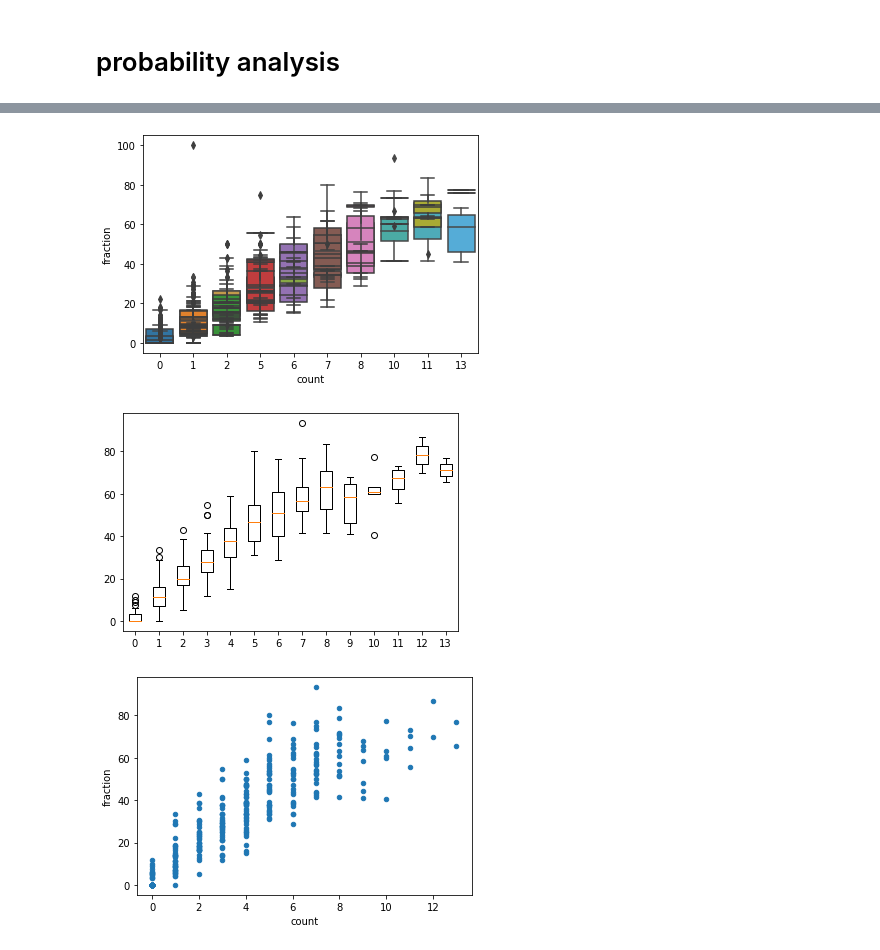
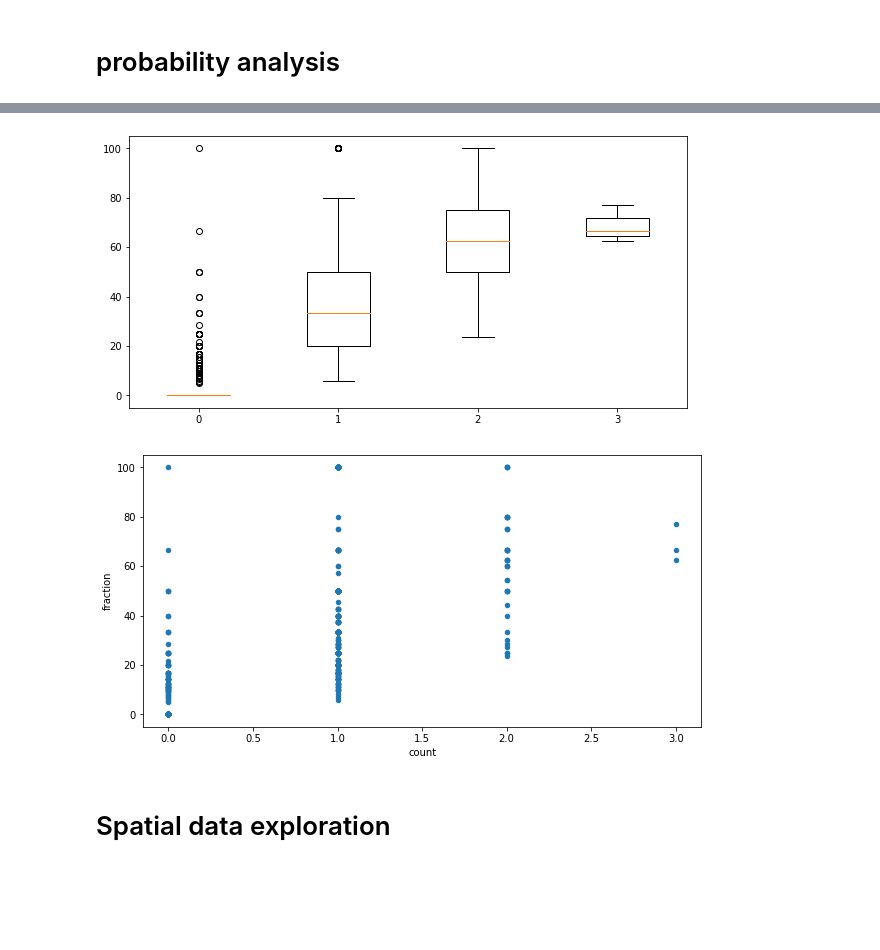
Before and after one commit to 3N4N/stloc, a Jupyter notebook: MERFISH_Tangram.ipynb, the cells around one changed output, grey strips where cells are left out. Drawn from its saved outputs; the diff is of its cells as text; code cells hidden in the pictures; blank space fills up the shorter version.

```diff
--- a/MERFISH_Tangram.ipynb
+++ b/MERFISH_Tangram.ipynb
@@ -26,3 +17,10 @@ The autoreload extension is already loaded. To reload it, use:
+# %%
+np.random.seed(10)
+
+%load_ext autoreload
+%autoreload 2
+%matplotlib inline
+plt.rcParams['figure.figsize'] = [10,5]
 # %%
 import torch
 torch.cuda.empty_cache()
@@ -247,47 +247,35 @@ ODMature4       0
 Endothelial2    0
 Ependymal       0
 dtype: int64
-# %%
-fig, ax = plt.subplots()
-cellDict={}
-outputDir = project_location + "./output/merfish/tangram/"
-for  c in celltypes:
-    cellDict["count"]=typeCountDf[c]
-    cellDict["fraction"]=deconvolveDf[c]
-    df = pd.DataFrame(cellDict)
-    sns.boxplot(x='count',y='fraction',data= df,ax=ax)
-    fileName= outputDir  + c+".pdf"
-    plt.savefig(fileName)
-# %% [output]
-[figure, removed]
 # %%
-celltypes= ["Inhibitory"]
-cellDict={}
-for  c in celltypes:
-    uniqueCounts= (typeCountDf[c].unique())
-    uniqueCounts = np.sort(uniqueCounts)
-    for val in uniqueCounts:
-        cellDict[val]=[deconvolveDf.iloc[Index][c] for Index  in range(len(deconvolveDf))  if abs(typeCountDf.iloc[Index][c]-val)<0.0000001 ]
-    # print(cellDict[0])
+# cellDict={}
+# for  c in ['Astrocyte']:
+#     uniqueCounts= (typeCountDf[c].unique())
+#     uniqueCounts = np.sort(uniqueCounts)
+#     for val in uniqueCounts:
+#         cellDict[val]=[deconvolveDf.iloc[Index][c] for Index  in range(len(deconvolveDf))  if abs(typeCountDf.iloc[Index][c]-val)<0.0000001 ]
+#     # print(cellDict[0])
 
-    fig, ax  = plt.subplots()
-    ax.boxplot(cellDict.values())
-    ax.set_xticklabels(cellDict.keys())
+#     fig, ax  = plt.subplots()
+#     ax.boxplot(cellDict.values())
+#     ax.set_xticklabels(cellDict.keys())
 
-    scatterDict={
-        "count": typeCountDf[c],
-        "fraction":deconvolveDf[c],
-    }
-    scatterDf=pd.DataFrame(scatterDict)
-    ax1 = scatterDf.plot.scatter(x='count',
-                      y='fraction',
-                    )
-    # pdf = matplotlib.backends.backend_pdf.PdfPages("./output/merfish/tangram2c"+c+".pdf")
-    # pdf.savefig(ax)
-    # pdf.savefig(ax1)
+#     scatterDict={
+#         "count": typeCountDf[c],
+#         "fraction":deconvolveDf[c],
+#     }
+#     scatterDf=pd.DataFrame(scatterDict)
+#     ax1 = scatterDf.plot.scatter(x='count',
+#                       y='fraction',
+#                     )
+#     # pdf = matplotlib.backends.backend_pdf.PdfPages("./output/merfish/tangram2c"+c+".pdf")
+#     # pdf.savefig(ax)
+#     # pdf.savefig(ax1)
 # %% [output]
-[figure, old version]
+[figure, new version]
-[figure, old version]
+[figure, new version]
+# %% [markdown]
+# Spatial data exploration
 # %%
 for i in range(deconvolveDf.shape[0]):
     for j in range(deconvolveDf.shape[1]):
```
Also changed, not shown: parts of 18 cells of this notebook.
